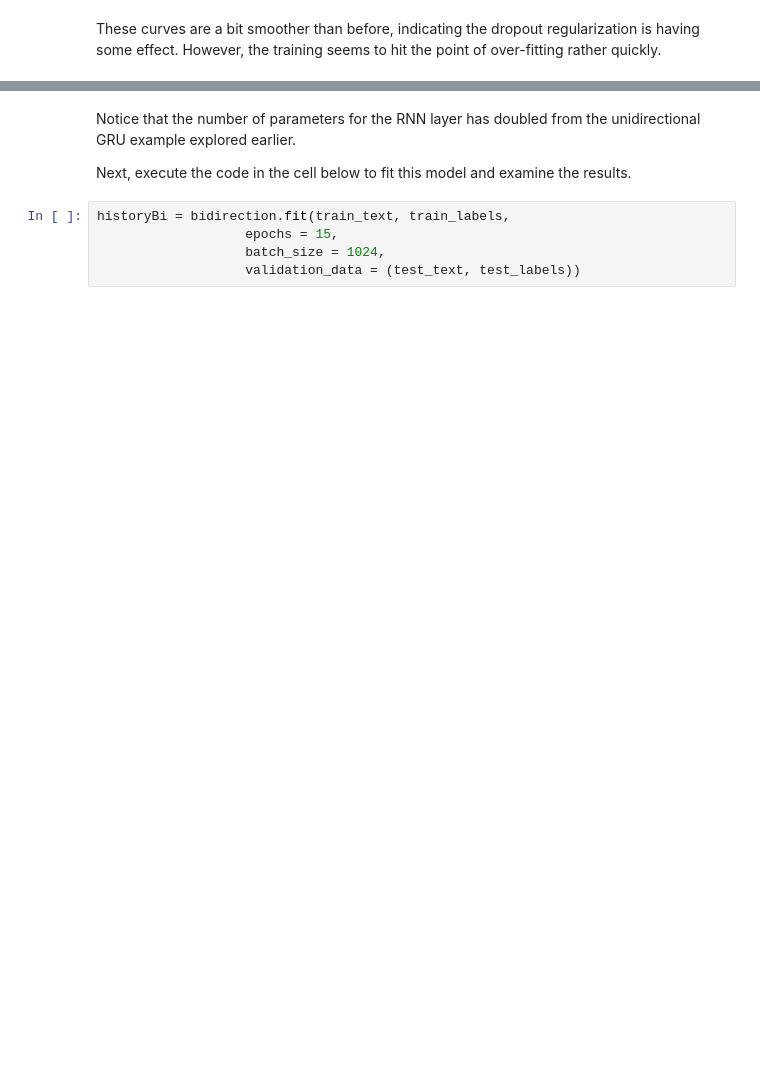
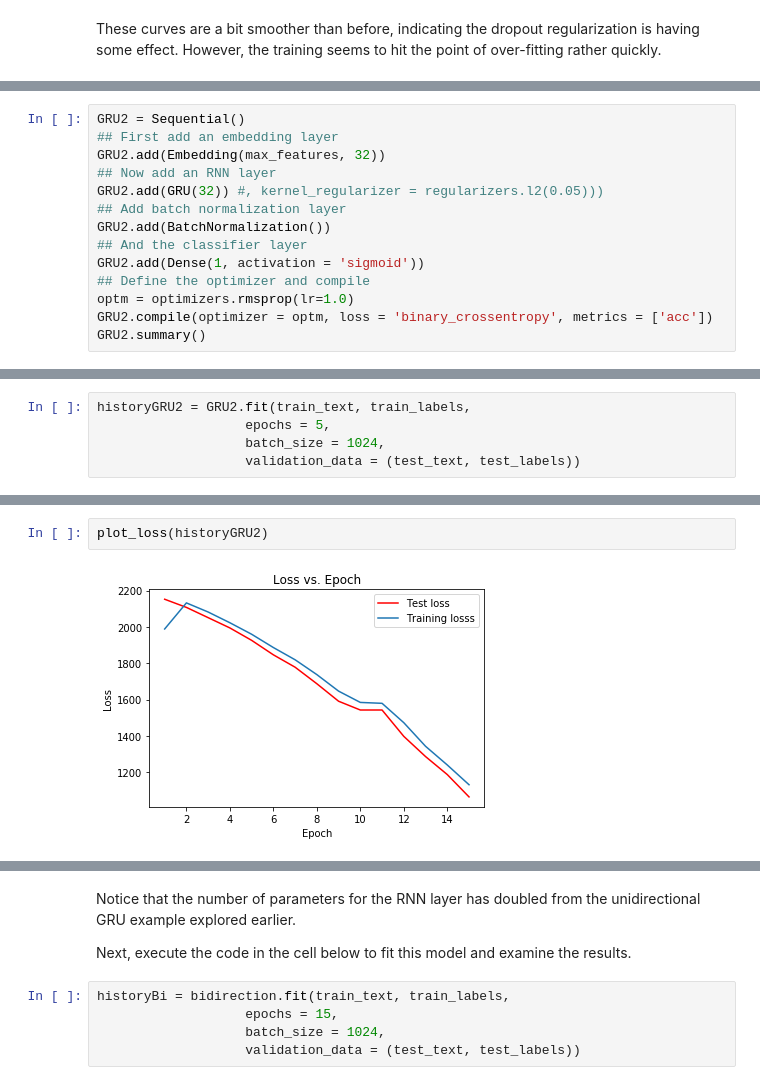
Before and after one commit to StephenElston/MachineLearning530, a Jupyter notebook: Lesson5/IntroductonToRecurrentNNs.ipynb, the cells around one changed output, grey strips where cells are left out. Cells and saved outputs as stored; diff of their text form; blank space fills up the shorter version.

```diff
--- a/Lesson5/IntroductonToRecurrentNNs.ipynb
+++ b/Lesson5/IntroductonToRecurrentNNs.ipynb
@@ -456,0 +632,14 @@ These curves are a bit smoother than before, indicating the dropout regularizati
+# %%
+GRU2 = Sequential()
+## First add an embedding layer
+GRU2.add(Embedding(max_features, 32))
+## Now add an RNN layer
+GRU2.add(GRU(32)) #, kernel_regularizer = regularizers.l2(0.05)))
+## Add batch normalization layer
+GRU2.add(BatchNormalization())
+## And the classifier layer
+GRU2.add(Dense(1, activation = 'sigmoid'))
+## Define the optimizer and compile
+optm = optimizers.rmsprop(lr=1.0)
+GRU2.compile(optimizer = optm, loss = 'binary_crossentropy', metrics = ['acc'])
+GRU2.summary()
@@ -456,0 +662,5 @@ These curves are a bit smoother than before, indicating the dropout regularizati
+# %%
+historyGRU2 = GRU2.fit(train_text, train_labels,
+                   epochs = 5,
+                   batch_size = 1024,
+                   validation_data = (test_text, test_labels))
@@ -456,0 +679,4 @@ These curves are a bit smoother than before, indicating the dropout regularizati
+# %%
+plot_loss(historyGRU2)
+# %% [output]
+[figure, added]
```
Also changed, not shown: parts of 33 cells of this notebook, 2 other files.
